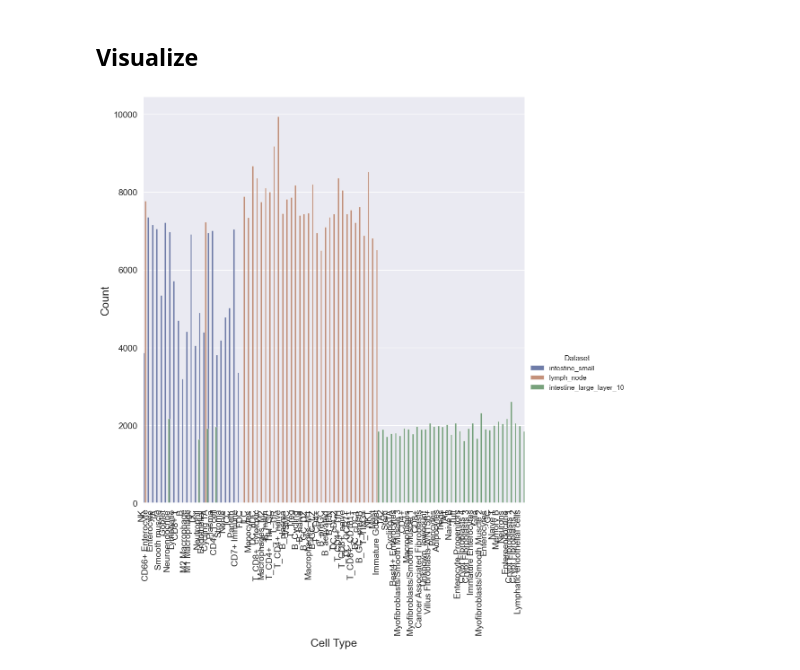
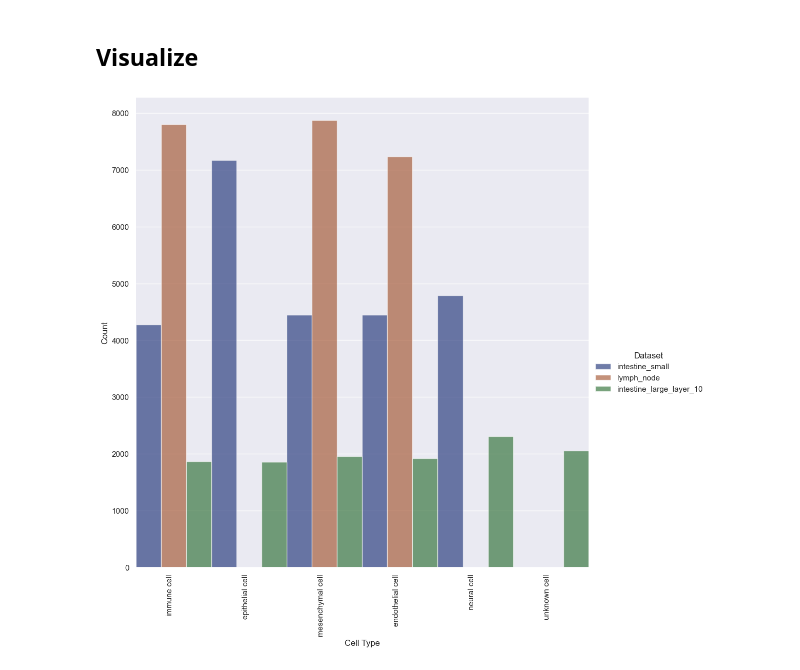
Before and after one commit to cns-iu/hra-organ-gallery-in-vr-preprocessing, a Jupyter notebook: analysis/compare-codex-and-shared-cell-types.ipynb, the cells around one changed output. Cells and saved outputs as stored; diff of their text form; code cells hidden in the pictures.

```diff
--- a/analysis/compare-codex-and-shared-cell-types.ipynb
+++ b/analysis/compare-codex-and-shared-cell-types.ipynb
@@ -98,5 +98,10 @@ df_intestine_large
 90600 rows × 4 columns
 # %%
 df_merged = pd.concat(list_df, ignore_index=True)
+df_merged = df_merged.rename(
+  columns={
+    'Cell Type': 'Original Cell Type'
+  }
+)
 df_merged
 # %% [output]
@@ -115,0 +123,3 @@ df_merged
+# %%
+df_crosswalk = pd.read_csv('https://raw.githubusercontent.com/cns-iu/hra-cell-distance-analysis/refs/heads/main/data/mapping_files/generated_cell_type_complete_crosswalk.csv')
+df_crosswalk
@@ -115,0 +140,3 @@ df_merged
+# %%
+df_merged = pd.merge(df_merged, df_crosswalk, on='Original Cell Type', how='inner')
+df_merged
@@ -117,6 +158,7 @@ df_merged
 ## Visualize
 # %%
 rc_params_dict = {
+    'figure.figsize':(18,6),
     'axes.labelsize': 18,        # fontsize for x and y labels
     'xtick.labelsize': 14,      # fontsize for x-axis tick labels
     'ytick.labelsize': 14,      # fontsize for y-axis tick labels
@@ -128,23 +170,23 @@ sns.set_theme(rc=rc_params_dict)
 # %%
 # Draw a nested barplot by species and sex
 g = sns.catplot(
     data=df_merged,
     kind="bar",
-    x="Cell Type",
+    x="Level One Cell Type",
     y="y",
     hue="source",
     errorbar=None,
     palette="dark",
     alpha=.6,
-    width =1.2,
+    width = 1,
     height=10
 )
 
 # Rotate x-axis labels
 plt.xticks(rotation=90, ha='right')
 
 g.despine(left=True)
 g.set_axis_labels("Cell Type", "Count")
 g.legend.set_title("Dataset")
 # %% [output]
-[figure, old version]
+[figure, new version]
```
Also changed, not shown: parts of 4 cells of this notebook.
